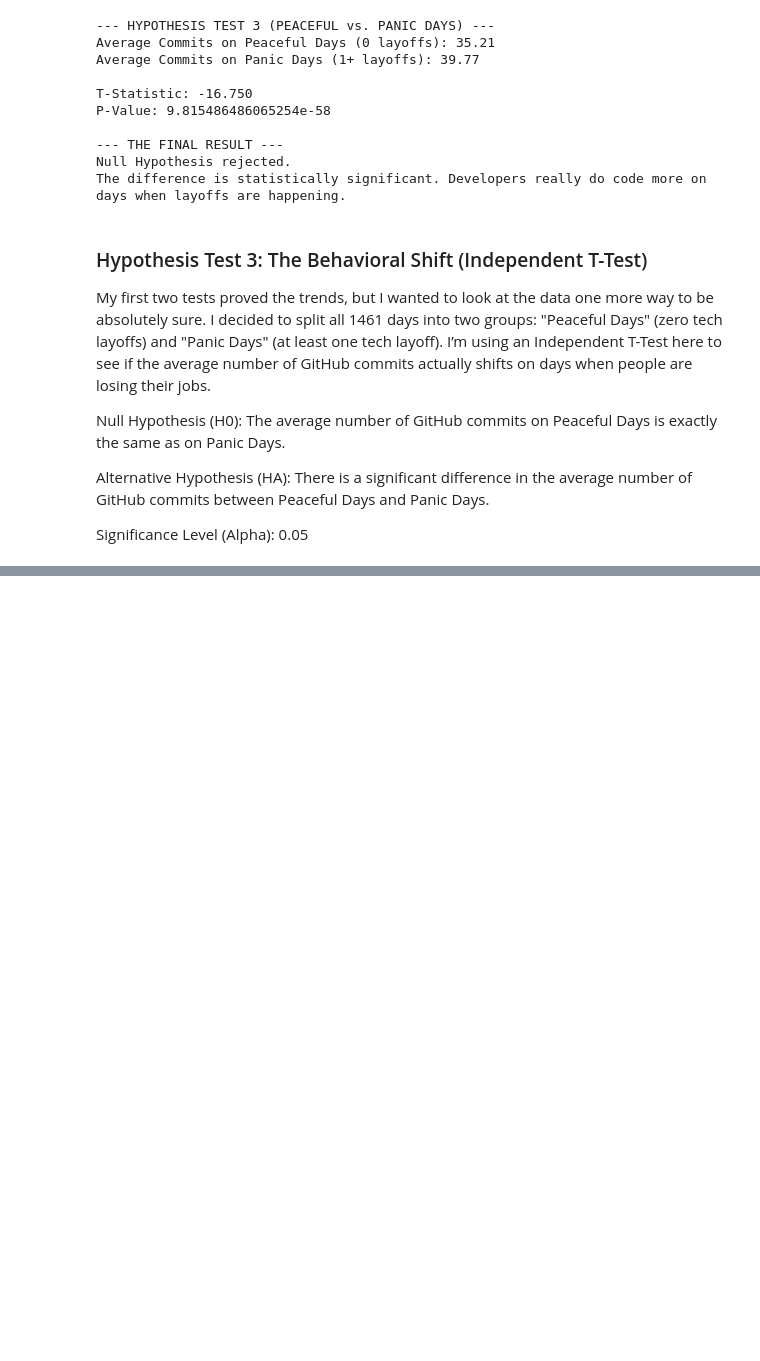
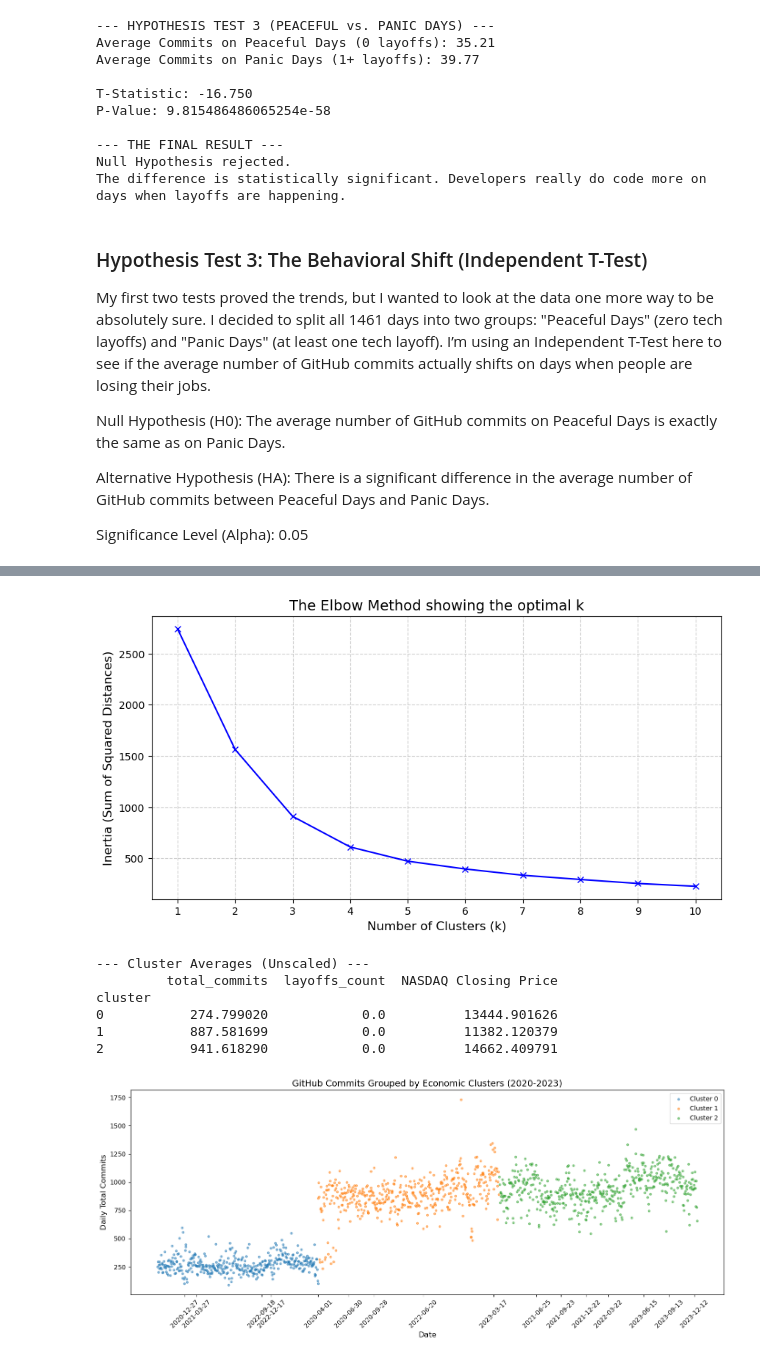
Before and after one commit to nolanefe/TermProject_DSA210, a Jupyter notebook: Tech_Winter_Analysis.ipynb, the cells around one changed output, grey strips where cells are left out. Cells and saved outputs as stored; diff of their text form; code cells hidden in the pictures; blank space fills up the shorter version.

Commit message:
Completed the application of ML methods on the dataset

```diff
--- a/Tech_Winter_Analysis.ipynb
+++ b/Tech_Winter_Analysis.ipynb
@@ -280,0 +617,63 @@ Significance Level (Alpha): 0.05
+# %%
+import matplotlib.pyplot as plt
+from sklearn.cluster import KMeans
+
+# Finding the optimal number of clusters (The Elbow Method)
+# We test 1 to 10 clusters to see where the "drop" in inertia slows down
+features_for_clustering = ['scaled_commits', 'scaled_layoffs', 'scaled_nasdaq']
+X_clustering = df_master[features_for_clustering]
+
+inertia = []
+K_range = range(1, 11)
+
+for k in K_range:
+    kmeans = KMeans(n_clusters=k, random_state=42, n_init=10)
+    kmeans.fit(X_clustering)
+    inertia.append(kmeans.inertia_)
+
+# Plotting the Elbow Curve
+plt.figure(figsize=(10, 5))
+plt.plot(K_range, inertia, 'bx-')
+plt.xlabel('Number of Clusters (k)', fontsize=12)
+plt.ylabel('Inertia (Sum of Squared Distances)', fontsize=12)
+plt.title('The Elbow Method showing the optimal k', fontsize=14)
+plt.xticks(K_range)
+plt.grid(True, linestyle='--', alpha=0.6)
+plt.show()
+
+# Applying K-Means (Assuming k=3 or k=4 based on typical economic eras)
+# Let's start with k=3: "Growth", "Volatile/Transition", and "Tech Winter"
+kmeans = KMeans(n_clusters=3, random_state=42, n_init=10)
+df_master['cluster'] = kmeans.fit_predict(X_clustering)
+
+# Analyzing the clusters
+cluster_summary = df_master.groupby('cluster')[['total_commits', 'layoffs_count', 'close']].mean()
+# Renaming 'close' to 'NASDAQ Closing Price' for the final output
+cluster_summary = cluster_summary.rename(columns={'close': 'NASDAQ Closing Price'})
+print("--- Cluster Averages (Unscaled) ---")
+print(cluster_summary)
+
+# Visualizing the clusters over time
+plt.figure(figsize=(14, 6))
+colors = ['blue', 'orange', 'red']
+for cluster_id in range(3):
+    cluster_data = df_master[df_master['cluster'] == cluster_id]
+    plt.scatter(cluster_data['date'], cluster_data['total_commits'],
+                label=f'Cluster {cluster_id}', s=10, alpha=0.5)
+
+plt.xlabel('Date', fontsize=12)
+plt.ylabel('Daily Total Commits', fontsize=12)
+plt.xticks(df_master['date'][::90], rotation=45) # Show date every 3 months
+plt.title('GitHub Commits Grouped by Economic Clusters (2020-2023)', fontsize=14)
+plt.legend()
+plt.tight_layout()
+plt.show()
+# %% [output]
+[figure, added]
+--- Cluster Averages (Unscaled) ---
+         total_commits  layoffs_count  NASDAQ Closing Price
+cluster
+0           274.799020            0.0          13444.901626
+1           887.581699            0.0          11382.120379
+2           941.618290            0.0          14662.409791
+[figure, added]
```
Also changed, not shown: parts of 13 cells of this notebook.
